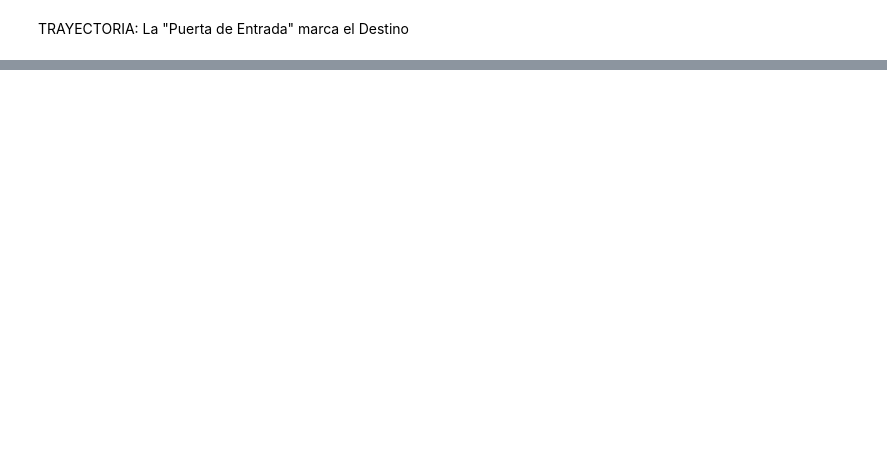
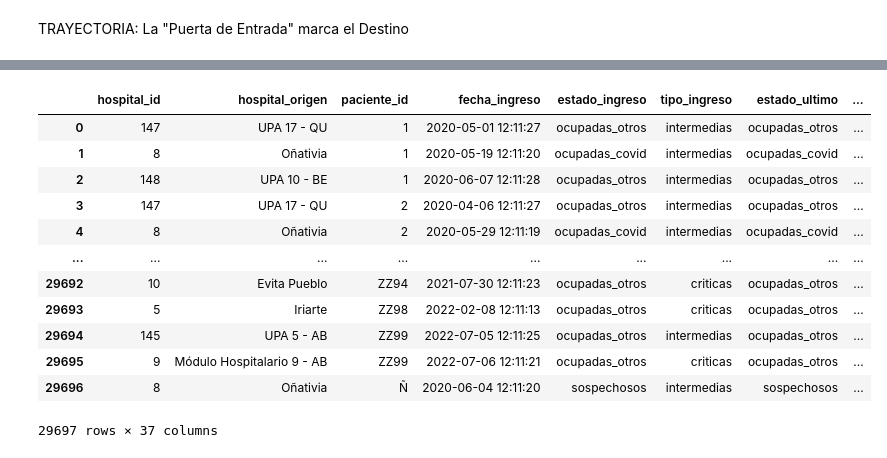
Before and after one commit to micagonzdark/RedesHospitales, a Jupyter notebook: JAIIO_notebooks/01_redes_basico.ipynb, the cells around one changed output, grey strips where cells are left out. Saved outputs shown, nothing was run; the diff lists cells and outputs as text; code cells hidden in the pictures; blank space fills up the shorter version.

```diff
--- a/JAIIO_notebooks/01_redes_basico.ipynb
+++ b/JAIIO_notebooks/01_redes_basico.ipynb
@@ -1285,0 +1449,16 @@ display(df_resumen_final)
+# %%
+df_base
+# %% [output]
+|  | hospital_id | hospital_origen | paciente_id | fecha_ingreso | estado_ingreso | tipo_ingreso | estado_ultimo | ... |
+| 0 | 147 | UPA 17 - QU | 1 | 2020-05-01 12:11:27 | ocupadas_otros | intermedias | ocupadas_otros | ... |
+| 1 | 8 | Oñativia | 1 | 2020-05-19 12:11:20 | ocupadas_covid | intermedias | ocupadas_covid | ... |
+| 2 | 148 | UPA 10 - BE | 1 | 2020-06-07 12:11:28 | ocupadas_otros | intermedias | ocupadas_otros | ... |
+| 3 | 147 | UPA 17 - QU | 2 | 2020-04-06 12:11:27 | ocupadas_otros | intermedias | ocupadas_otros | ... |
+| 4 | 8 | Oñativia | 2 | 2020-05-29 12:11:19 | ocupadas_covid | intermedias | ocupadas_covid | ... |
+| ... | ... | ... | ... | ... | ... | ... | ... | ... |
+| 29692 | 10 | Evita Pueblo | ZZ94 | 2021-07-30 12:11:23 | ocupadas_otros | criticas | ocupadas_otros | ... |
+| 29693 | 5 | Iriarte | ZZ98 | 2022-02-08 12:11:13 | ocupadas_otros | criticas | ocupadas_otros | ... |
+| 29694 | 145 | UPA 5 - AB | ZZ99 | 2022-07-05 12:11:25 | ocupadas_otros | intermedias | ocupadas_otros | ... |
+| 29695 | 9 | Módulo Hospitalario 9 - AB | ZZ99 | 2022-07-06 12:11:21 | ocupadas_otros | criticas | ocupadas_otros | ... |
+| 29696 | 8 | Oñativia | Ñ | 2020-06-04 12:11:20 | sospechosos | intermedias | sospechosos | ... |
+29697 rows × 37 columns
```
Also changed, not shown: parts of 21 cells of this notebook, 11 other files.
